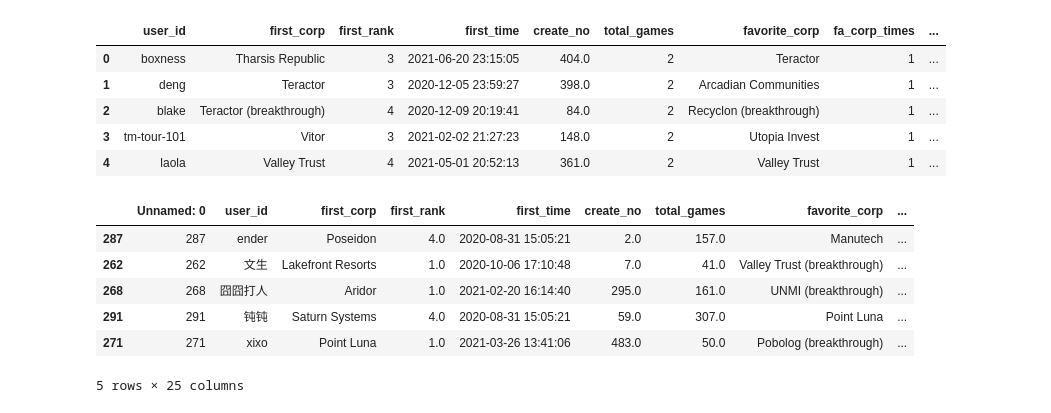
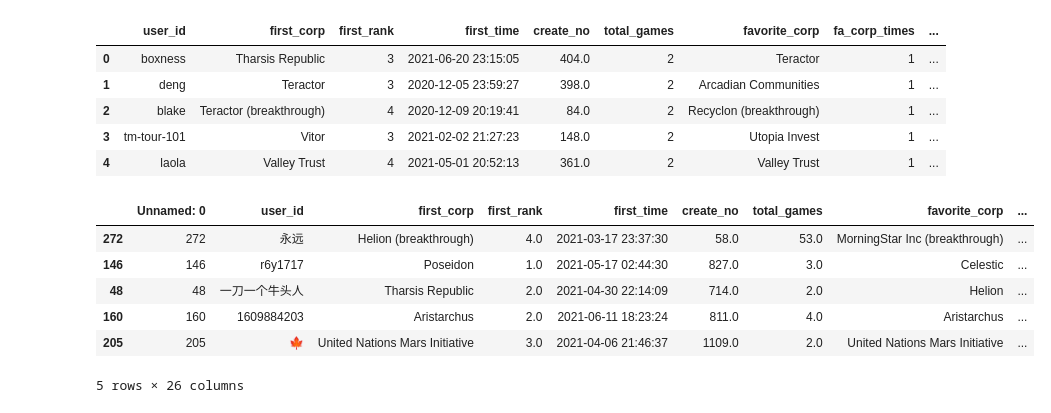
Before and after one commit to Ender-Wiggin2019/tfm-summary, a Jupyter notebook: tfm_data_summary.ipynb, the cells around one changed output. Cells and saved outputs as stored; diff of their text form; code cells hidden in the pictures.

```diff
--- a/tfm_data_summary.ipynb
+++ b/tfm_data_summary.ipynb
@@ -275,30 +275,36 @@ def bayesian_avarage(rank,times):
 # %%
 output_df = pd.read_csv("measure_summary.csv")
 # preprocessing
 output_df = output_df[output_df["user_id"].str.contains("tour-")==False]
 # play times
 output_df = output_df.sort_values(by="total_games",ascending=False)
 output_df['play_times_sort'] = range(1,len(output_df)+1)
-
 # gens
 output_df = output_df.sort_values(by="avg_gens",ascending=False)
 output_df['gens_sort'] = range(1,len(output_df)+1)
 # terraform
 output_df = output_df.sort_values(by="avg_gens")
 output_df['terra_sort'] = range(1,len(output_df)+1)
 # rank
 output_df["bayes_rank"] = output_df.apply(lambda x:(x["total_games"]*x["avg_rank"]+10*2.8)/(x["total_games"]+10),axis=1)
 output_df = output_df.sort_values(by="bayes_rank")
 output_df['rank_sort'] = range(1,len(output_df)+1)
 # analyze corp ranking TODO: group by corp,ignore 'breakthrough', then find the index with the maximum values
 output_df['baye_avg'] = output_df.apply(lambda x:(x["fa_corp_times"]*x["fa_corp_rank"]+5*2.5)/(x["fa_corp_times"]+5),axis=1)
+output_df['max_corp'] = output_df.groupby(["favorite_corp"],as_index=False)["baye_avg"].transform(min)
+output_df['max_corp'] = np.where(output_df["max_corp"]==output_df["baye_avg"],1,0)
+# output_pivot = pd.pivot_table(output_df, index=[''])
+# output_df.sort_values(by="baye_avg").groupby(["favorite_corp"],as_index=False).transform(lambda x: x in range(1,len(output_df)+1))
+
+
+output_df = output_df.sort_values(by="max_corp",ascending=False)
 output_df.to_csv("measure_summary_sort.csv")
 output_df.head()
 # %% [output]
 |  | Unnamed: 0 | user_id | first_corp | first_rank | first_time | create_no | total_games | favorite_corp | ... |
-| 287 | 287 | ender | Poseidon | 4.0 | 2020-08-31 15:05:21 | 2.0 | 157.0 | Manutech | ... |
-| 262 | 262 | 文生 | Lakefront Resorts | 1.0 | 2020-10-06 17:10:48 | 7.0 | 41.0 | Valley Trust (breakthrough) | ... |
-| 268 | 268 | 囧囧打人 | Aridor | 1.0 | 2021-02-20 16:14:40 | 295.0 | 161.0 | UNMI (breakthrough) | ... |
-| 291 | 291 | 钝钝 | Saturn Systems | 4.0 | 2020-08-31 15:05:21 | 59.0 | 307.0 | Point Luna | ... |
-| 271 | 271 | xixo | Point Luna | 1.0 | 2021-03-26 13:41:06 | 483.0 | 50.0 | Pobolog (breakthrough) | ... |
+| 272 | 272 | 永远 | Helion (breakthrough) | 4.0 | 2021-03-17 23:37:30 | 58.0 | 53.0 | MorningStar Inc (breakthrough) | ... |
+| 146 | 146 | r6y1717 | Poseidon | 1.0 | 2021-05-17 02:44:30 | 827.0 | 3.0 | Celestic | ... |
+| 48 | 48 | 一刀一个牛头人 | Tharsis Republic | 2.0 | 2021-04-30 22:14:09 | 714.0 | 2.0 | Helion | ... |
+| 160 | 160 | 1609884203 | Aristarchus | 2.0 | 2021-06-11 18:23:24 | 811.0 | 4.0 | Aristarchus | ... |
+| 205 | 205 | 🍁 | United Nations Mars Initiative | 3.0 | 2021-04-06 21:46:37 | 1109.0 | 2.0 | United Nations Mars Initiative | ... |
-5 rows × 25 columns
+5 rows × 26 columns
```
Also changed, not shown: 1 other file.
